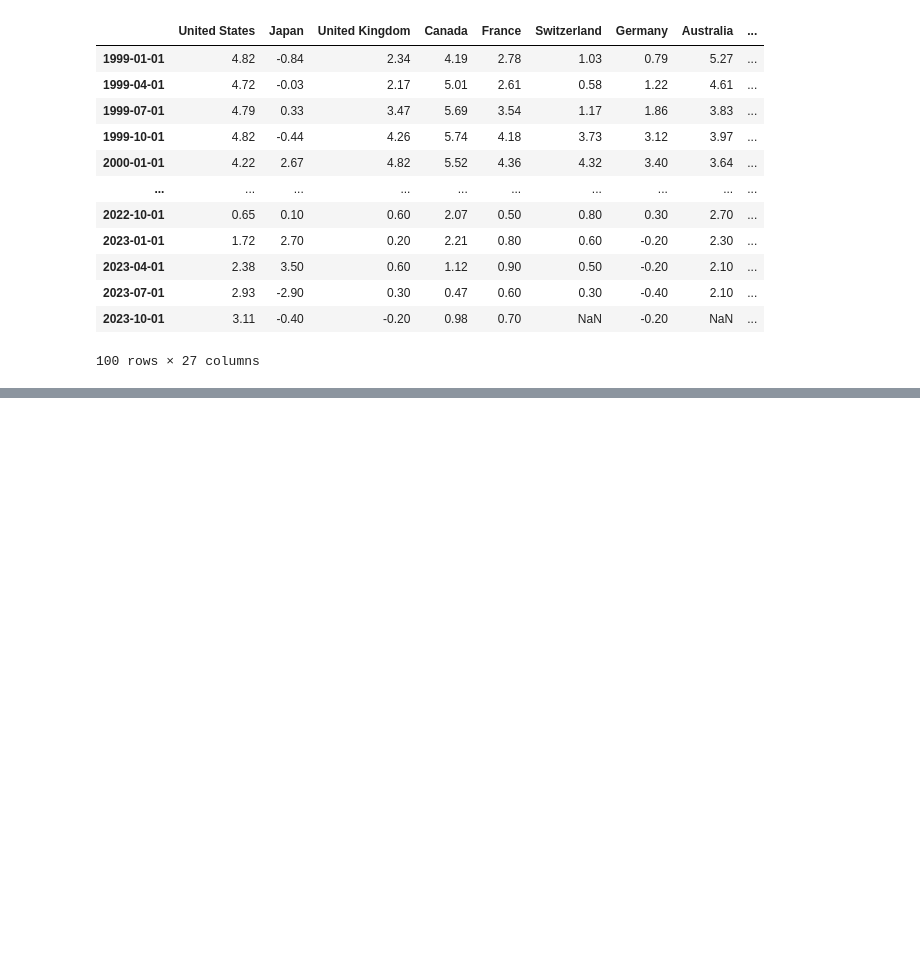
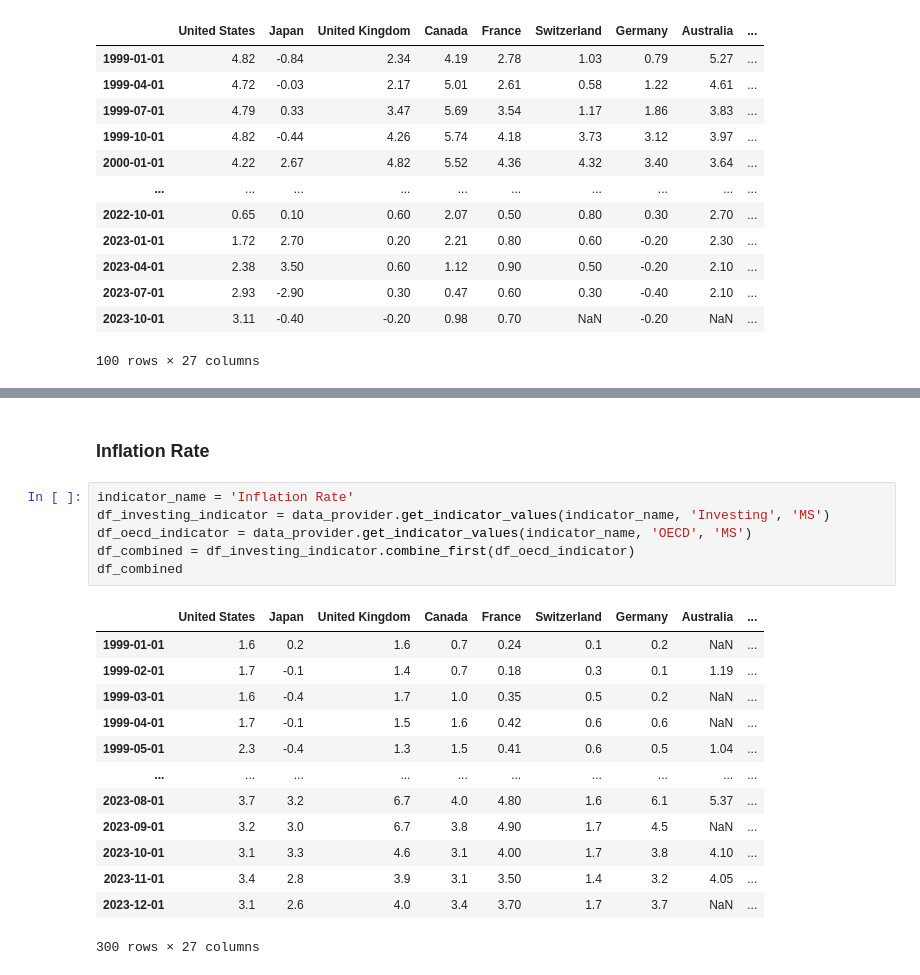
Before and after one commit to lharazin/TFM, a Jupyter notebook: Algorithm/data/prepare_indicators.ipynb, the cells around one changed output, grey strips where cells are left out. Saved outputs shown, nothing was run; the diff lists cells and outputs as text; blank space fills up the shorter version.

```diff
--- a/Algorithm/data/prepare_indicators.ipynb
+++ b/Algorithm/data/prepare_indicators.ipynb
@@ -125,0 +178,22 @@ dtype: int64
+# %% [markdown]
+### Inflation Rate
+# %%
+indicator_name = 'Inflation Rate'
+df_investing_indicator = data_provider.get_indicator_values(indicator_name, 'Investing', 'MS')
+df_oecd_indicator = data_provider.get_indicator_values(indicator_name, 'OECD', 'MS')
+df_combined = df_investing_indicator.combine_first(df_oecd_indicator)
+df_combined
+# %% [output]
+|  | United States | Japan | United Kingdom | Canada | France | Switzerland | Germany | Australia | ... |
+| 1999-01-01 | 1.6 | 0.2 | 1.6 | 0.7 | 0.24 | 0.1 | 0.2 | NaN | ... |
+| 1999-02-01 | 1.7 | -0.1 | 1.4 | 0.7 | 0.18 | 0.3 | 0.1 | 1.19 | ... |
+| 1999-03-01 | 1.6 | -0.4 | 1.7 | 1.0 | 0.35 | 0.5 | 0.2 | NaN | ... |
+| 1999-04-01 | 1.7 | -0.1 | 1.5 | 1.6 | 0.42 | 0.6 | 0.6 | NaN | ... |
+| 1999-05-01 | 2.3 | -0.4 | 1.3 | 1.5 | 0.41 | 0.6 | 0.5 | 1.04 | ... |
+| ... | ... | ... | ... | ... | ... | ... | ... | ... | ... |
+| 2023-08-01 | 3.7 | 3.2 | 6.7 | 4.0 | 4.80 | 1.6 | 6.1 | 5.37 | ... |
+| 2023-09-01 | 3.2 | 3.0 | 6.7 | 3.8 | 4.90 | 1.7 | 4.5 | NaN | ... |
+| 2023-10-01 | 3.1 | 3.3 | 4.6 | 3.1 | 4.00 | 1.7 | 3.8 | 4.10 | ... |
+| 2023-11-01 | 3.4 | 2.8 | 3.9 | 3.1 | 3.50 | 1.4 | 3.2 | 4.05 | ... |
+| 2023-12-01 | 3.1 | 2.6 | 4.0 | 3.4 | 3.70 | 1.7 | 3.7 | NaN | ... |
+300 rows × 27 columns
```
Also changed, not shown: parts of 49 cells of this notebook, 2 other files.
